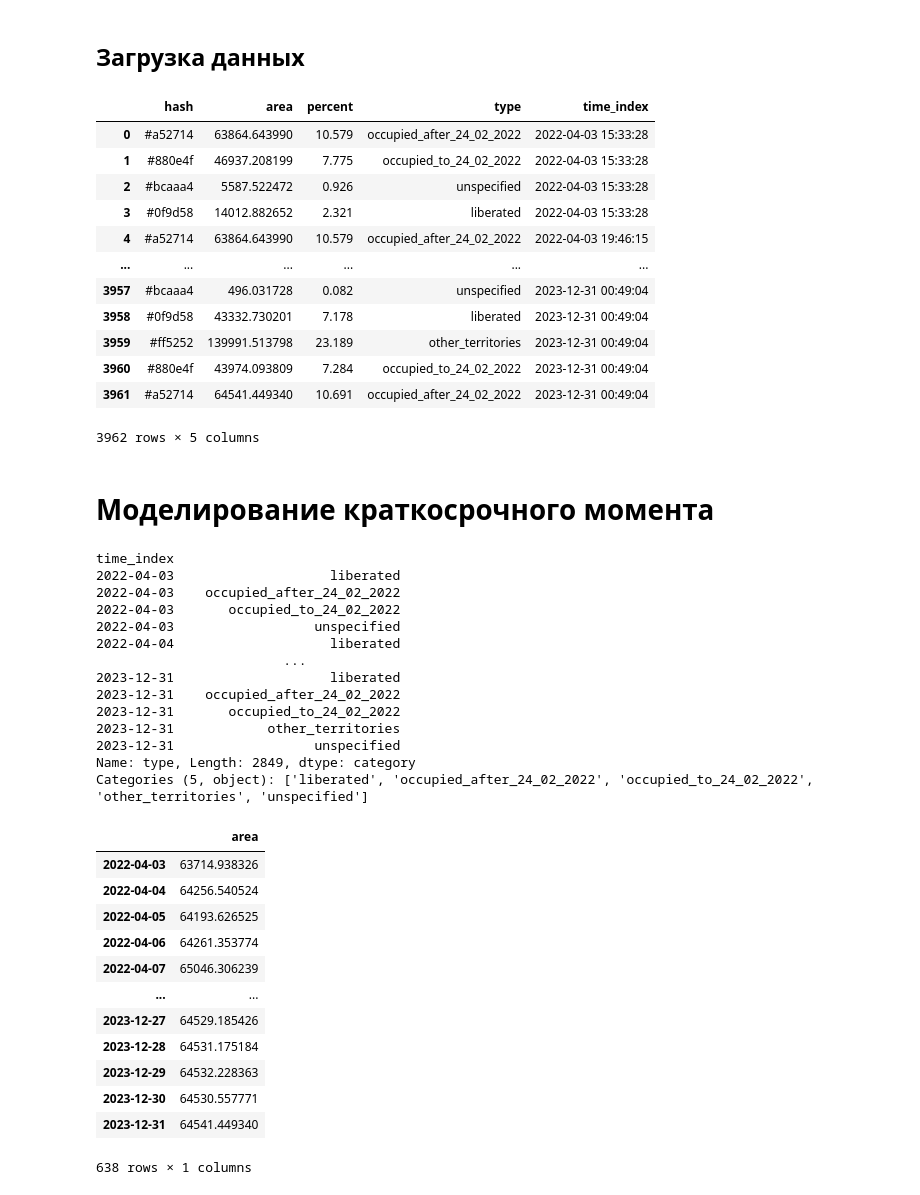
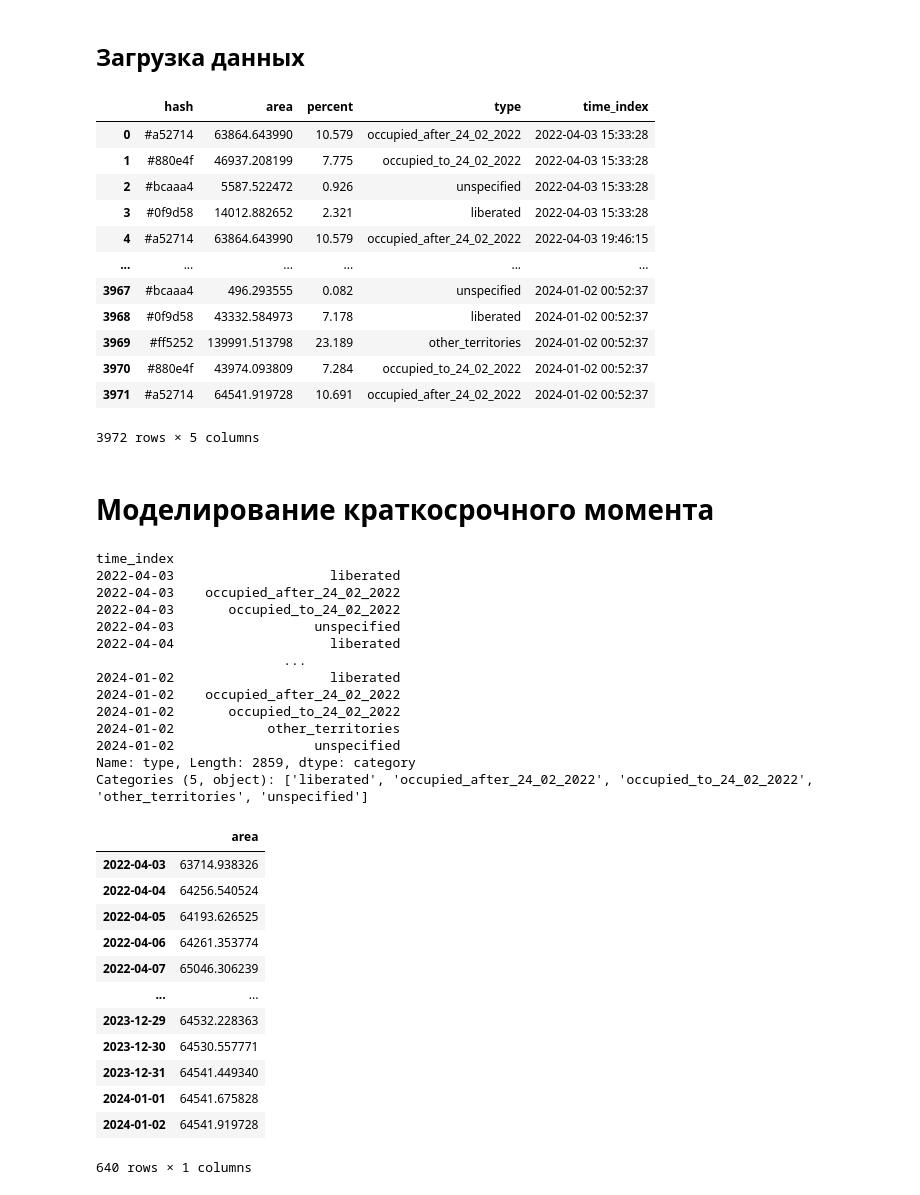
Before and after one commit to HexQuant/rua, a Jupyter notebook: area.ipynb, the cells around one changed output. Saved outputs shown, nothing was run; the diff lists cells and outputs as text; code cells hidden in the pictures.

```diff
--- a/area.ipynb
+++ b/area.ipynb
@@ -35,36 +35,37 @@ time_history_url = "https://deepstatemap.live/api/history/public"
 # %%
 # Making a get request
 response = requests.get(time_history_url)
 
 df = pd.DataFrame()
 # print json content
 t = len(response.json())
 Path("data/").mkdir(exist_ok=True)
 with tqdm(total=t) as pbar:
     for n, i in enumerate(response.json()):
         timestamp = i["id"]
         time_index = datetime.datetime.fromtimestamp(timestamp)
         pbar.set_description(str(time_index.date()), refresh=True)
 
-        area = requests.get(f"https://deepstatemap.live/api/history/{timestamp}/areas")
+        area = requests.get(
+            f"https://deepstatemap.live/api/history/{timestamp}/areas")
         js_df = pd.json_normalize(area.json()).assign(time_index=time_index)
         df = pd.concat([df, js_df], ignore_index=True)
         pbar.update(1)
 df
 # %% [output]
 |  | hash | area | percent | type | time_index |
 | 0 | #a52714 | 63864.643990 | 10.579 | occupied_after_24_02_2022 | 2022-04-03 15:33:28 |
 | 1 | #880e4f | 46937.208199 | 7.775 | occupied_to_24_02_2022 | 2022-04-03 15:33:28 |
 | 2 | #bcaaa4 | 5587.522472 | 0.926 | unspecified | 2022-04-03 15:33:28 |
 | 3 | #0f9d58 | 14012.882652 | 2.321 | liberated | 2022-04-03 15:33:28 |
 | 4 | #a52714 | 63864.643990 | 10.579 | occupied_after_24_02_2022 | 2022-04-03 19:46:15 |
 | ... | ... | ... | ... | ... | ... |
-| 3957 | #bcaaa4 | 496.031728 | 0.082 | unspecified | 2023-12-31 00:49:04 |
-| 3958 | #0f9d58 | 43332.730201 | 7.178 | liberated | 2023-12-31 00:49:04 |
-| 3959 | #ff5252 | 139991.513798 | 23.189 | other_territories | 2023-12-31 00:49:04 |
-| 3960 | #880e4f | 43974.093809 | 7.284 | occupied_to_24_02_2022 | 2023-12-31 00:49:04 |
-| 3961 | #a52714 | 64541.449340 | 10.691 | occupied_after_24_02_2022 | 2023-12-31 00:49:04 |
+| 3967 | #bcaaa4 | 496.293555 | 0.082 | unspecified | 2024-01-02 00:52:37 |
+| 3968 | #0f9d58 | 43332.584973 | 7.178 | liberated | 2024-01-02 00:52:37 |
+| 3969 | #ff5252 | 139991.513798 | 23.189 | other_territories | 2024-01-02 00:52:37 |
+| 3970 | #880e4f | 43974.093809 | 7.284 | occupied_to_24_02_2022 | 2024-01-02 00:52:37 |
+| 3971 | #a52714 | 64541.919728 | 10.691 | occupied_after_24_02_2022 | 2024-01-02 00:52:37 |
-3962 rows × 5 columns
+3972 rows × 5 columns
 # %%
 df.set_index("time_index", inplace=True)
 df = df.astype(
@@ -117,12 +118,12 @@ time_index
 2022-04-03                  unspecified
 2022-04-04                    liberated
                         ...
-2023-12-31                    liberated
-2023-12-31    occupied_after_24_02_2022
-2023-12-31       occupied_to_24_02_2022
-2023-12-31            other_territories
-2023-12-31                  unspecified
-Name: type, Length: 2849, dtype: category
+2024-01-02                    liberated
+2024-01-02    occupied_after_24_02_2022
+2024-01-02       occupied_to_24_02_2022
+2024-01-02            other_territories
+2024-01-02                  unspecified
+Name: type, Length: 2859, dtype: category
 Categories (5, object): ['liberated', 'occupied_after_24_02_2022', 'occupied_to_24_02_2022', 'other_territories', 'unspecified']
 # %%
 ru_holidays = holidays.country_holidays("RU")
@@ -147,12 +148,12 @@ aa
 | 2022-04-06 | 64261.353774 |
 | 2022-04-07 | 65046.306239 |
 | ... | ... |
-| 2023-12-27 | 64529.185426 |
-| 2023-12-28 | 64531.175184 |
 | 2023-12-29 | 64532.228363 |
 | 2023-12-30 | 64530.557771 |
 | 2023-12-31 | 64541.449340 |
+| 2024-01-01 | 64541.675828 |
+| 2024-01-02 | 64541.919728 |
-638 rows × 1 columns
+640 rows × 1 columns
 # %%
 xx = (
     pd.DataFrame(index=aa.index).assign(
```
Also changed, not shown: parts of 6 cells of this notebook, 2 other files.
